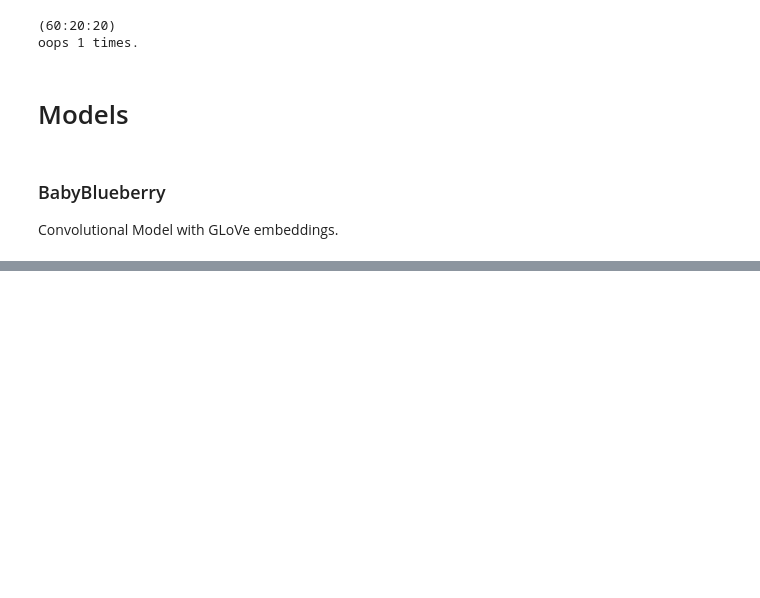
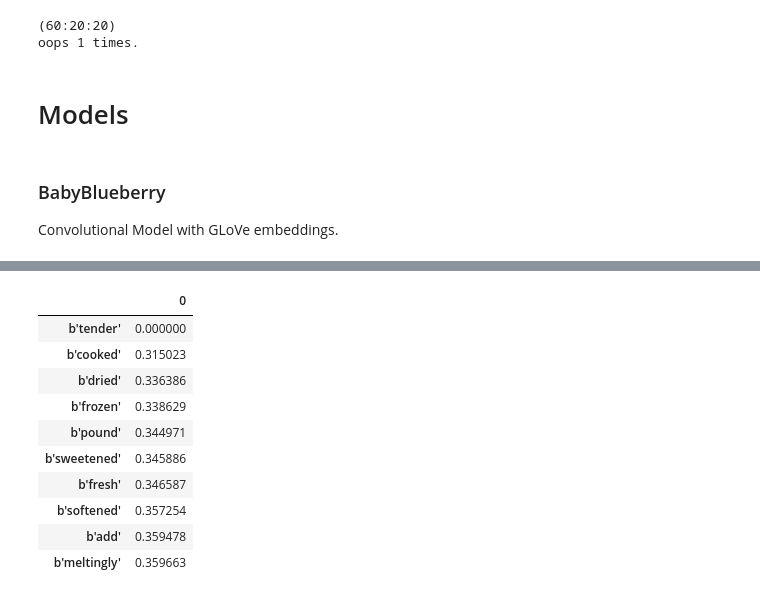
Before and after one commit to kdonbekci/yelp-nlu, a Jupyter notebook: _8_model-lstm_conv.ipynb, the cells around one changed output, grey strips where cells are left out. Cells and saved outputs as stored; diff of their text form; code cells hidden in the pictures; blank space fills up the shorter version.

```diff
--- a/_8_model-lstm_conv.ipynb
+++ b/_8_model-lstm_conv.ipynb
@@ -622,0 +381,16 @@ print(classification_report(truth, predictions))
+# %%
+dists_glove, ix_glove = neighbors(glove_lookup['tender'.encode()], glove_lookup)
+# %%
+dists_glove[dists_glove.columns[ix_glove[::1]]].T.head(10)
+# %% [output]
+|  | 0 |
+| b'tender' | 0.000000 |
+| b'cooked' | 0.315023 |
+| b'dried' | 0.336386 |
+| b'frozen' | 0.338629 |
+| b'pound' | 0.344971 |
+| b'sweetened' | 0.345886 |
+| b'fresh' | 0.346587 |
+| b'softened' | 0.357254 |
+| b'add' | 0.359478 |
+| b'meltingly' | 0.359663 |
```
Also changed, not shown: parts of 52 cells of this notebook, 7 other files.
